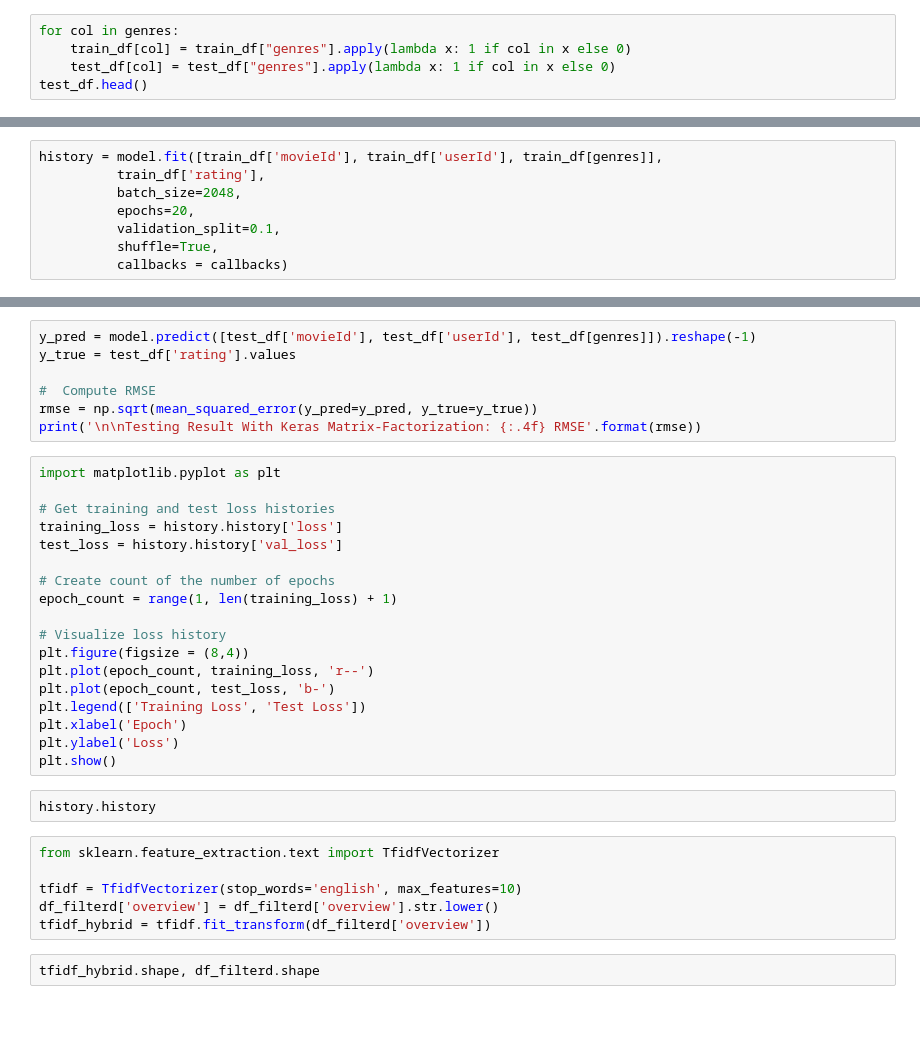
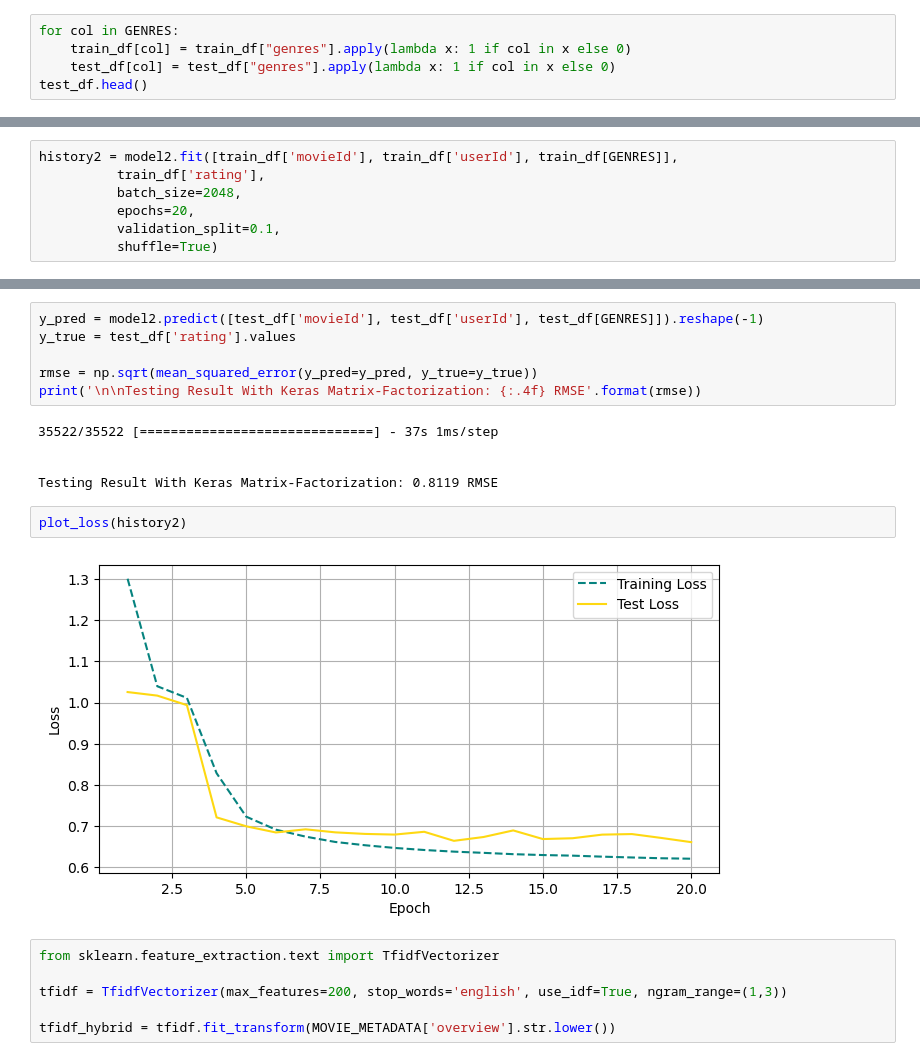
Before and after one commit to fredydo/DeepLearning, a Jupyter notebook: 02 - modelos.ipynb, the cells around one changed output, grey strips where cells are left out. Cells and saved outputs as stored; diff of their text form; blank space fills up the shorter version.

```diff
--- a/02 - modelos.ipynb
+++ b/02 - modelos.ipynb
@@ -173,5 +231,5 @@ print(genres)
 # %%
-for col in genres:
+for col in GENRES:
     train_df[col] = train_df["genres"].apply(lambda x: 1 if col in x else 0)
     test_df[col] = test_df["genres"].apply(lambda x: 1 if col in x else 0)
 test_df.head()
@@ -232,8 +302,7 @@ model = get_model3(EMBEDDING_SIZE, NUM_MOVIES, NUM_USERS, ROW_COUNT, len(genres)
 # %%
-history = model.fit([train_df['movieId'], train_df['userId'], train_df[genres]],
+history2 = model2.fit([train_df['movieId'], train_df['userId'], train_df[GENRES]],
           train_df['rating'],
           batch_size=2048,
           epochs=20,
           validation_split=0.1,
-          shuffle=True,
-          callbacks = callbacks)
+          shuffle=True)
@@ -240,36 +327,22 @@ history = model.fit([train_df['movieId'], train_df['userId'], train_df[genres]],
 # %%
-y_pred = model.predict([test_df['movieId'], test_df['userId'], test_df[genres]]).reshape(-1)
+y_pred = model2.predict([test_df['movieId'], test_df['userId'], test_df[GENRES]]).reshape(-1)
 y_true = test_df['rating'].values
 
-#  Compute RMSE
 rmse = np.sqrt(mean_squared_error(y_pred=y_pred, y_true=y_true))
 print('\n\nTesting Result With Keras Matrix-Factorization: {:.4f} RMSE'.format(rmse))
+# %% [output]
+35522/35522 [==============================] - 37s 1ms/step
+
+
+Testing Result With Keras Matrix-Factorization: 0.8119 RMSE
-# %%
-import matplotlib.pyplot as plt
-
-# Get training and test loss histories
-training_loss = history.history['loss']
-test_loss = history.history['val_loss']
-
-# Create count of the number of epochs
-epoch_count = range(1, len(training_loss) + 1)
-
-# Visualize loss history
-plt.figure(figsize = (8,4))
-plt.plot(epoch_count, training_loss, 'r--')
-plt.plot(epoch_count, test_loss, 'b-')
-plt.legend(['Training Loss', 'Test Loss'])
-plt.xlabel('Epoch')
-plt.ylabel('Loss')
-plt.show()
-# %%
-history.history
+# %%
+plot_loss(history2)
+# %% [output]
+[figure, added]
 # %%
 from sklearn.feature_extraction.text import TfidfVectorizer
 
-tfidf = TfidfVectorizer(stop_words='english', max_features=10)
-df_filterd['overview'] = df_filterd['overview'].str.lower()
-tfidf_hybrid = tfidf.fit_transform(df_filterd['overview'])
+tfidf = TfidfVectorizer(max_features=200, stop_words='english', use_idf=True, ngram_range=(1,3))
+
+tfidf_hybrid = tfidf.fit_transform(MOVIE_METADATA['overview'].str.lower())
-# %%
-tfidf_hybrid.shape, df_filterd.shape
 # %%
```
Also changed, not shown: parts of 39 cells of this notebook, 1 other file.
